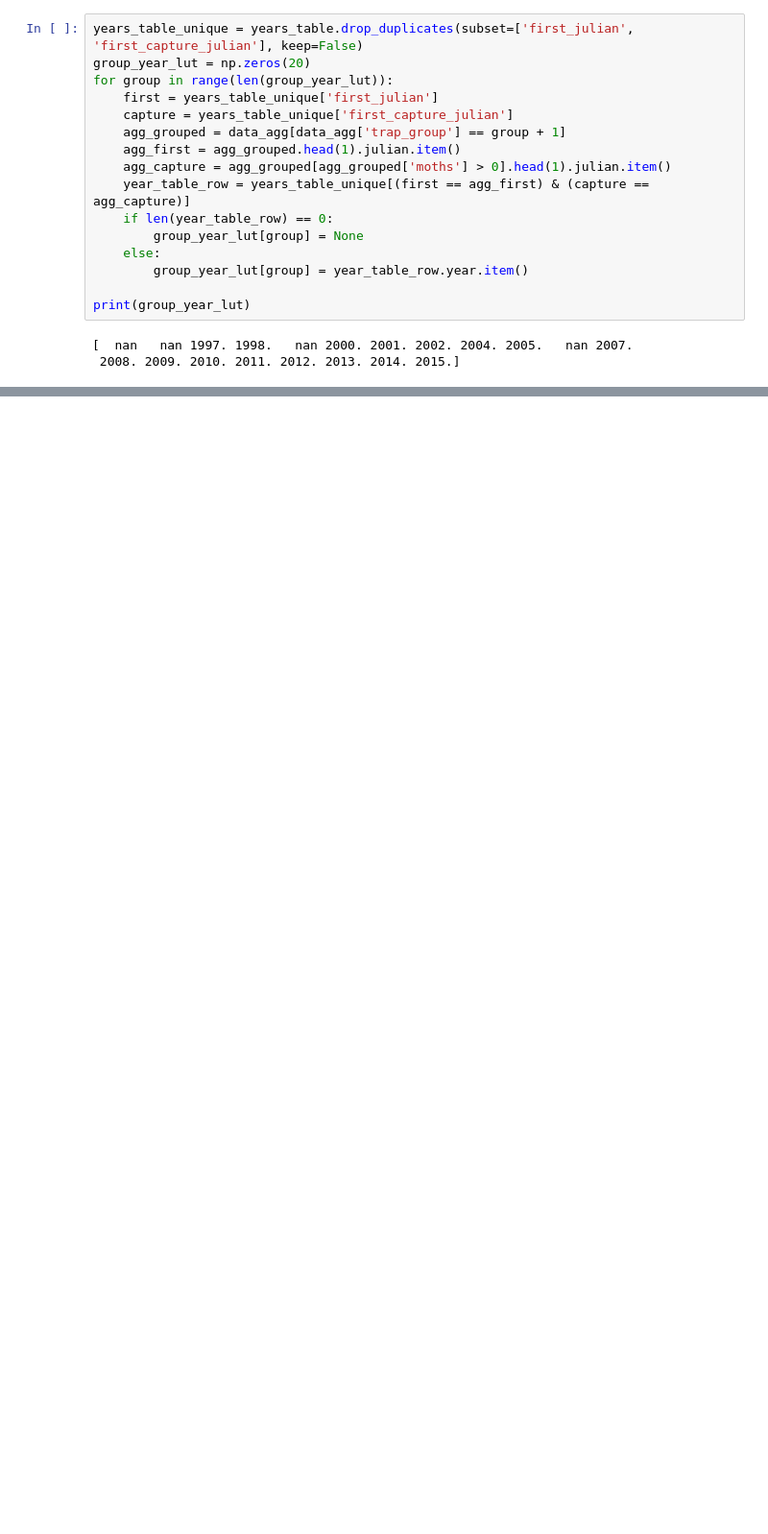
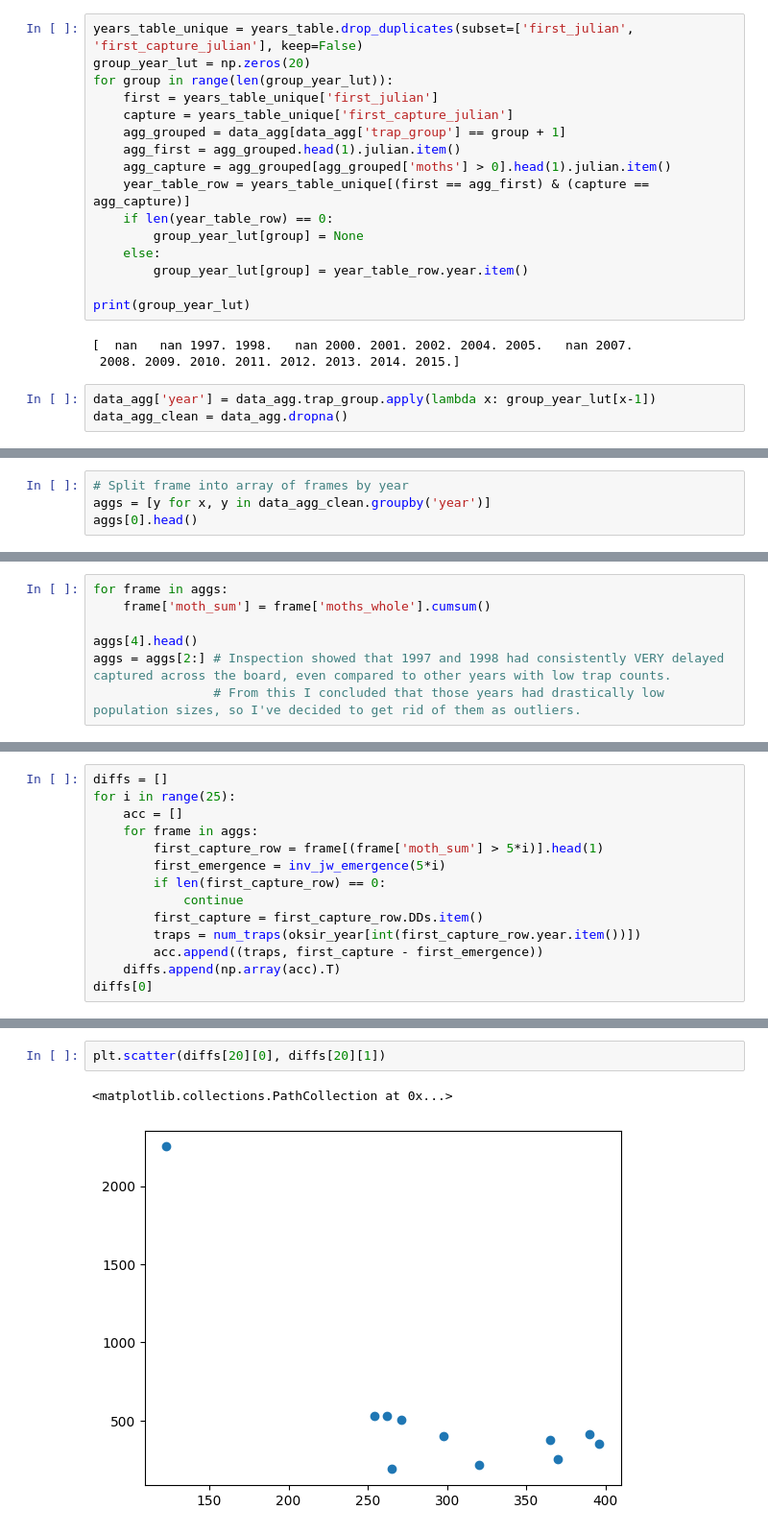
Before and after one commit to PacificBird/InsectPhenologyCaptureSim, a Jupyter notebook: multi_analysis.ipynb, the cells around one changed output, grey strips where cells are left out. Shown at 96% size. Cells and saved outputs as stored; diff of their text form; blank space fills up the shorter version.

```diff
--- a/multi_analysis.ipynb
+++ b/multi_analysis.ipynb
@@ -539,3 +545,6 @@ print(group_year_lut)
 # %% [output]
 [  nan   nan 1997. 1998.   nan 2000. 2001. 2002. 2004. 2005.   nan 2007.
  2008. 2009. 2010. 2011. 2012. 2013. 2014. 2015.]
+# %%
+data_agg['year'] = data_agg.trap_group.apply(lambda x: group_year_lut[x-1])
+data_agg_clean = data_agg.dropna()
@@ -541,0 +560,4 @@ print(group_year_lut)
+# %%
+# Split frame into array of frames by year
+aggs = [y for x, y in data_agg_clean.groupby('year')]
+aggs[0].head()
@@ -541,0 +571,7 @@ print(group_year_lut)
+# %%
+for frame in aggs:
+    frame['moth_sum'] = frame['moths_whole'].cumsum()
+
+aggs[4].head()
+aggs = aggs[2:] # Inspection showed that 1997 and 1998 had consistently VERY delayed captured across the board, even compared to other years with low trap counts.
+                # From this I concluded that those years had drastically low population sizes, so I've decided to get rid of them as outliers.
@@ -541,0 +586,14 @@ print(group_year_lut)
+# %%
+diffs = []
+for i in range(25):
+    acc = []
+    for frame in aggs:
+        first_capture_row = frame[(frame['moth_sum'] > 5*i)].head(1)
+        first_emergence = inv_jw_emergence(5*i)
+        if len(first_capture_row) == 0:
+            continue
+        first_capture = first_capture_row.DDs.item()
+        traps = num_traps(oksir_year[int(first_capture_row.year.item())])
+        acc.append((traps, first_capture - first_emergence))
+    diffs.append(np.array(acc).T)
+diffs[0]
@@ -541,0 +609,5 @@ print(group_year_lut)
+# %%
+plt.scatter(diffs[20][0], diffs[20][1])
+# %% [output]
+<matplotlib.collections.PathCollection at 0x...>
+[figure, added]
```
Also changed, not shown: parts of 13 cells of this notebook.
